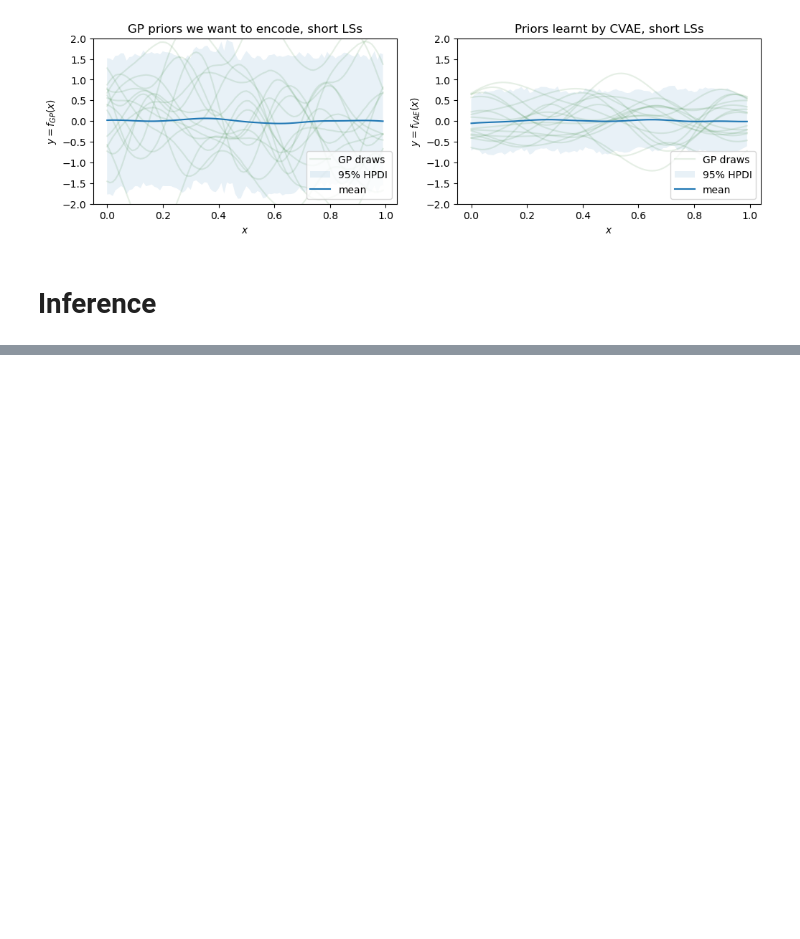
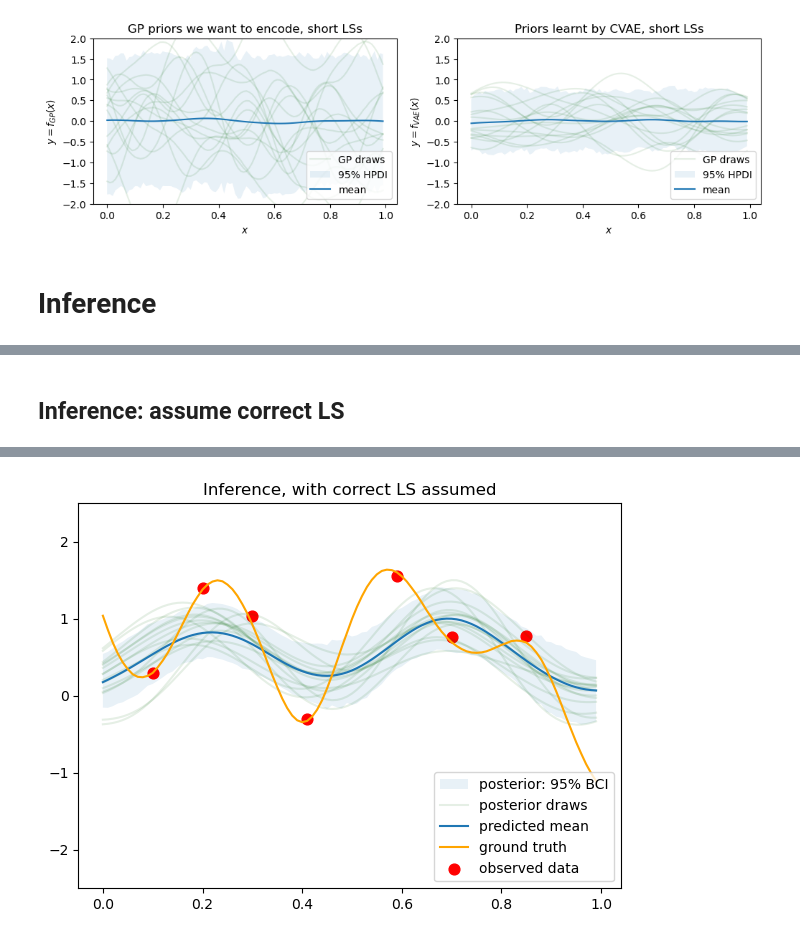
Before and after one commit to mtcairneyleeming/4yp, a Jupyter notebook: 03_PriorCVAE_binary_cond.ipynb, the cells around one changed output, grey strips where cells are left out. Cells and saved outputs as stored; diff of their text form; code cells hidden in the pictures; blank space fills up the shorter version.

```diff
--- a/03_PriorCVAE_binary_cond.ipynb
+++ b/03_PriorCVAE_binary_cond.ipynb
@@ -280,7 +258,7 @@ for cond, label in conditions:
 import os
 
 
-def run_mcmc(rng_key, model_mcmc, y_obs, obs_idx, verbose=False):
+def run_mcmc_cvae(rng_key, model_mcmc, y_obs, obs_idx, c=None, binary_prior=True, verbose=False):
     start = time.time()
 
     init_strategy = init_to_median(num_samples=10)
@@ -302,6 +280,8 @@ def run_mcmc(rng_key, model_mcmc, y_obs, obs_idx, verbose=False):
         args["decoder_params"],
         y=y_obs,
         obs_idx=obs_idx,
+        c=c,
+        binary_prior=binary_prior
     )
     if verbose:
         mcmc.print_summary(exclude_deterministic=False)
@@ -408,0 +318,21 @@ plot_cov_mat(vae_draws, "VAE covariance matrix", axs[1])
+# %% [markdown]
+## Inference: assume correct LS
+# %%
+from reusable.vae import cvae_mcmc
+
+rng_key, rng_key_prior, rng_key_post, rng_key_pred = random.split(rng_key, 4)
+
+mcmc_samples = run_mcmc_cvae(rng_key_post, cvae_mcmc, gt_y_obs, obs_idx, c=1)
+
+predictive = Predictive(cvae_mcmc, mcmc_samples)
+
+predictions = predictive(rng_key_pred, hidden_dim1=args["hidden_dim1"],
+        hidden_dim2=args["hidden_dim2"],
+        latent_dim=args["latent_dim"],
+        out_dim=args["n"],
+        decoder_params=args["decoder_params"], c=1)["f"]
+
+from plotting.plots import plot_one_inference
+
+plot_one_inference(args["x"], ground_truth, x_obs, gt_y_obs, predictions, "Inference, with correct LS assumed")
+# %% [output]
@@ -408,0 +340 @@ plot_cov_mat(vae_draws, "VAE covariance matrix", axs[1])
+[figure, added]
```
Also changed, not shown: parts of 16 cells of this notebook.
